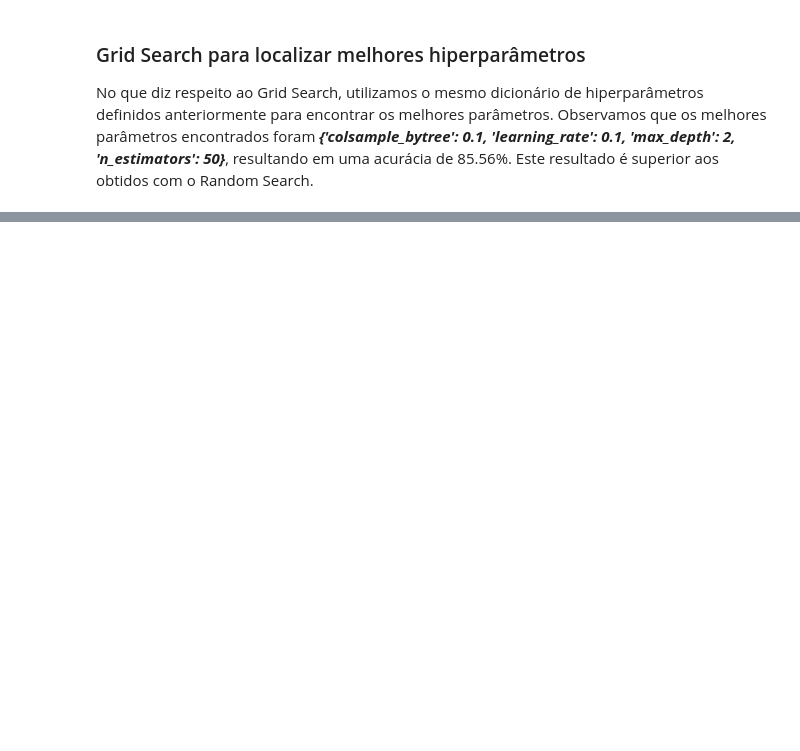
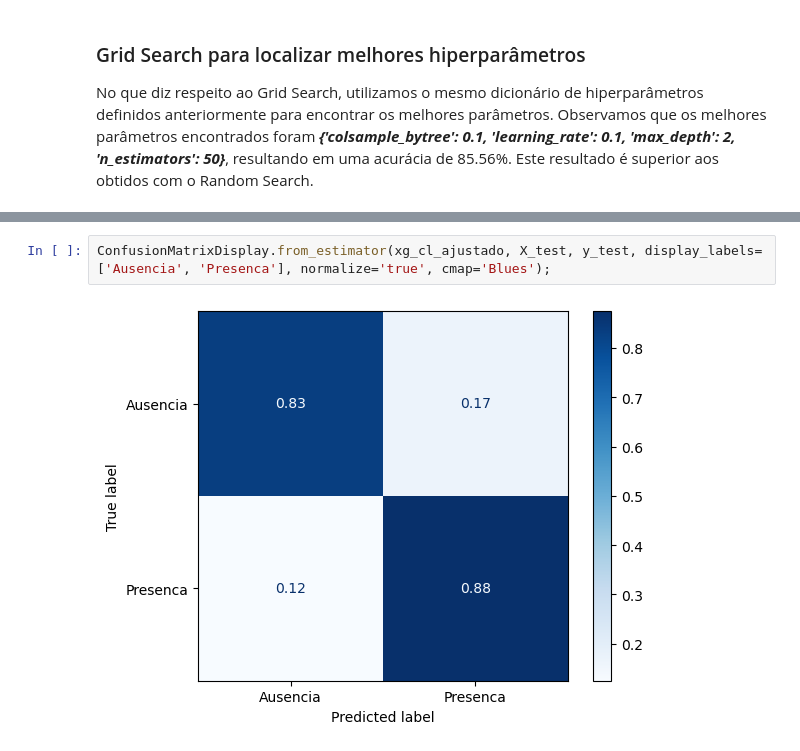
Before and after one commit to CrisNakamura/projeto_deteccao_doenca_cardiaca, a Jupyter notebook: projeto.ipynb, the cells around one changed output, grey strips where cells are left out. Saved outputs shown, nothing was run; the diff lists cells and outputs as text; blank space fills up the shorter version.

```diff
--- a/projeto.ipynb
+++ b/projeto.ipynb
@@ -530,0 +585,4 @@ Acurácia: 85.56 %
+# %%
+ConfusionMatrixDisplay.from_estimator(xg_cl_ajustado, X_test, y_test, display_labels=['Ausencia', 'Presenca'], normalize='true', cmap='Blues');
+# %% [output]
+[figure, added]
```
Also changed, not shown: parts of 10 cells of this notebook.
